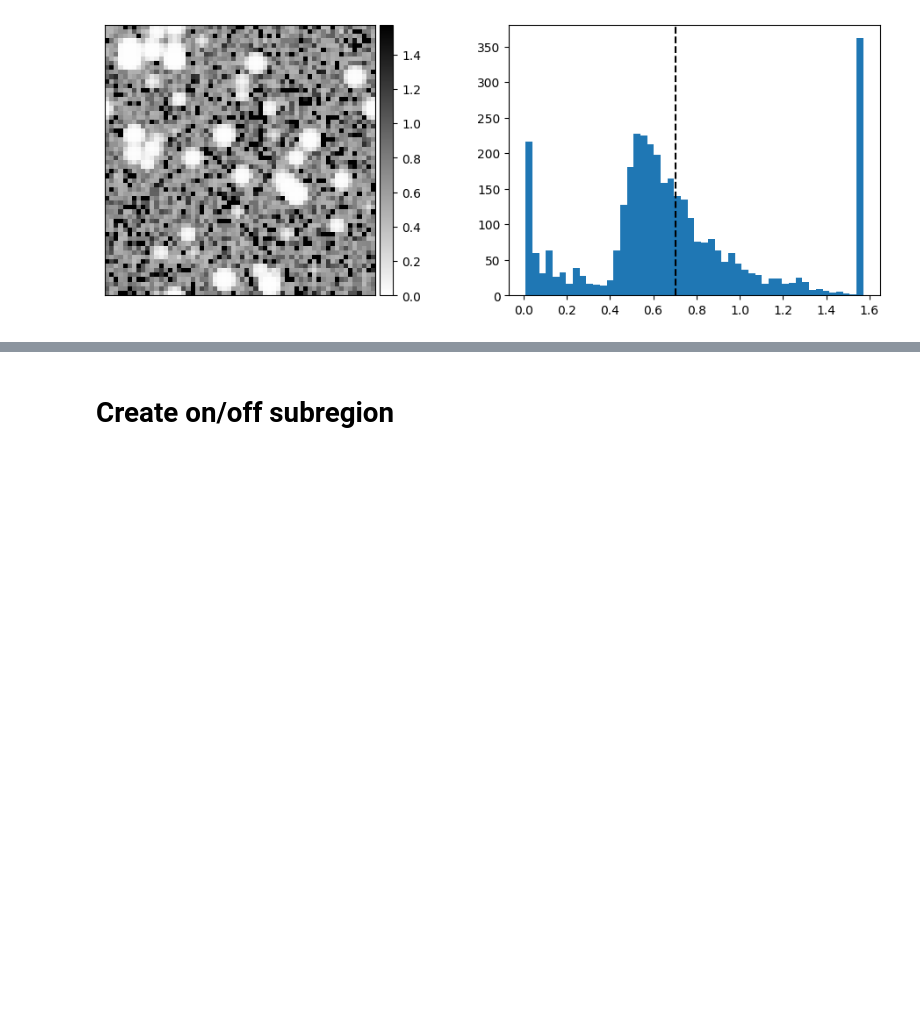
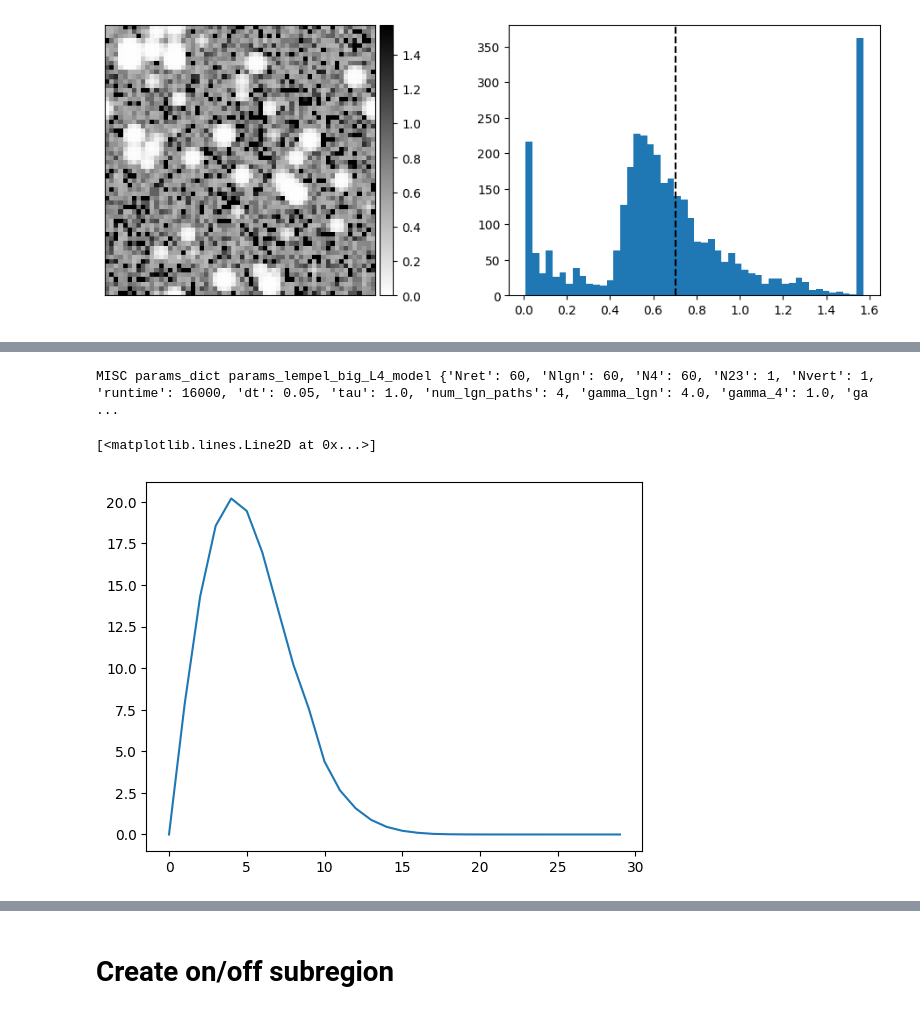
Before and after one commit to AddingAddict/OrientationSSB, a Jupyter notebook: notebooks/tuan_build_L4_RFs.ipynb, the cells around one changed output, grey strips where cells are left out. Cells and saved outputs as stored; diff of their text form; code cells hidden in the pictures; blank space fills up the shorter version.

```diff
--- a/notebooks/tuan_build_L4_RFs.ipynb
+++ b/notebooks/tuan_build_L4_RFs.ipynb
@@ -582,0 +653,51 @@ axs[1].axvline(np.mean(L4_phis),c='k',ls='--')
+# %%
+# Save LGN weights to a file to run probe_RFs on
+WTto4 = np.zeros((4,N**2,N**2))
+WTto4[0] = on_conn.reshape((N**2,N**2))
+WTto4[1] = of_conn.reshape((N**2,N**2))
+WTto4[2] = on_conn.reshape((N**2,N**2))
+WTto4[3] = of_conn.reshape((N**2,N**2))
+
+data_dict = {"W" : WTto4}
+
+config_name = 'lempel_big_L4_model'
+v = 0
+config_dict,N4pop,NTpop,NR,NT,N4,rA = uf.get_network_size(config_name)
+
+if not os.path.exists(data_dir + "layer4/{s}".format(s=config_name)):
+    os.makedirs(data_dir + "layer4/{s}".format(s=config_name))
+if not os.path.exists(data_dir + "layer4/{s}/v{v}".format(s=config_name,v=v)):
+    os.makedirs(data_dir + "layer4/{s}/v{v}".format(s=config_name,v=v))
+
+filename = "layer4/{s}/v{v}/y_v{v}.npz".format(s=config_name,v=v)
+misc.save_data(v,filename, data_dict)
+
+filename = "layer4/{s}/v{v}/config_v{v}".format(s=config_dict["config_name"],v=v)
+misc.save_params(v,filename,config_dict)
+# %% [output]
+MISC params_dict params_lempel_big_L4_model {'Nret': 60, 'Nlgn': 60, 'N4': 60, 'N23': 1, 'Nvert': 1, 'runtime': 16000, 'dt': 0.05, 'tau': 1.0, 'num_lgn_paths': 4, 'gamma_lgn': 4.0, 'gamma_4': 1.0, 'ga ...
+# %%
+# Calculate preferred spatial frequency
+xs,ys = np.meshgrid(np.arange(N),np.arange(N))
+xs[xs > N//2] -= N
+ys[ys > N//2] -= N
+ls = np.sqrt(xs**2+ys**2)
+ls_bins = np.digitize(ls,np.arange(0,N//2)+0.5)
+
+σ = 0.04
+k = 0.5/σ
+xs,ys = np.meshgrid(np.arange(N)/N,np.arange(N)/N)
+xs[xs > 0.5] = xs[xs > 0.5] - 1
+ys[ys > 0.5] = ys[ys > 0.5] - 1
+ds = np.sqrt(xs**2 + ys**2)
+
+sel_RF_fft = np.fft.fft2(sq_gabor(0,0))
+sel_RF_fft_mag = np.zeros(N//2)
+
+for i in range(N//2):
+    sel_RF_fft_mag[i] = np.max(np.abs(sel_RF_fft[ls_bins == i]))
+# %%
+plt.plot(sel_RF_fft_mag)
+# %% [output]
+[<matplotlib.lines.Line2D at 0x...>]
+[figure, added]
```
Also changed, not shown: parts of 6 cells of this notebook, 12 other files.
